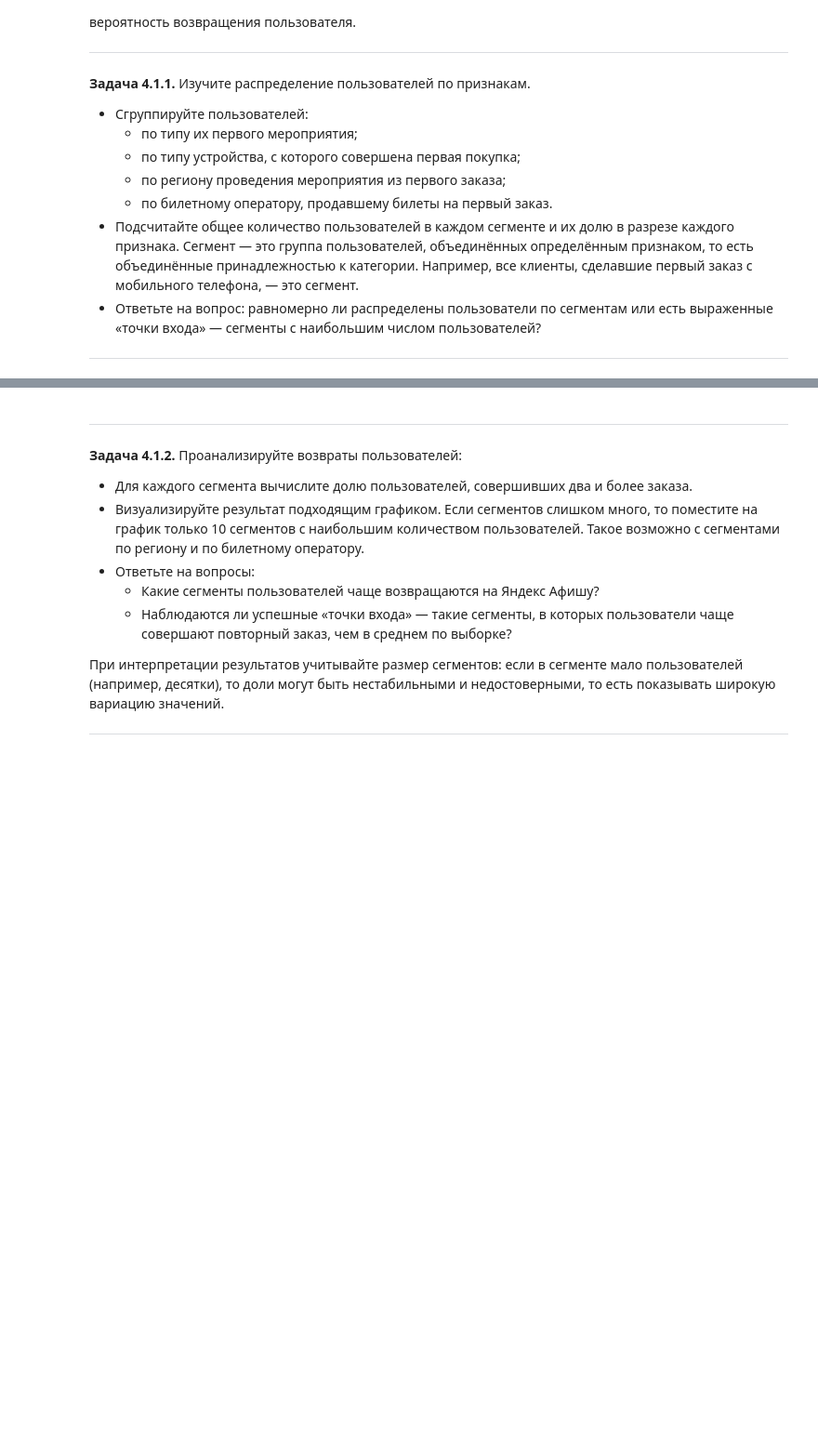
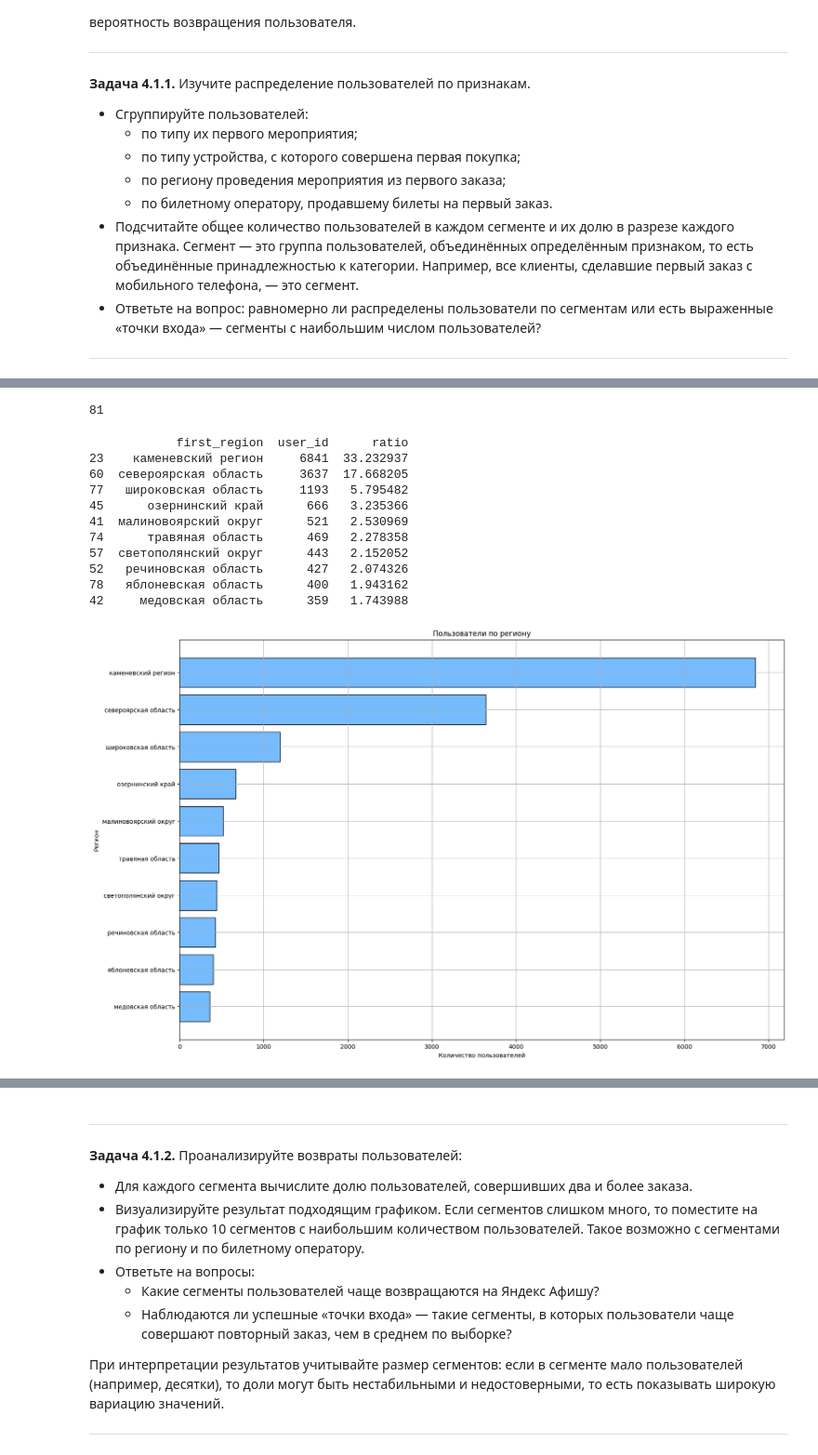
Before and after one commit to mrromanivanov/afisha_yandex_analysis, a Jupyter notebook: afisha_Ivanov_Roman.ipynb, the cells around one changed output, grey strips where cells are left out. Shown at 93% size. Saved outputs shown, nothing was run; the diff lists cells and outputs as text; code cells hidden in the pictures; blank space fills up the shorter version.

```diff
--- a/afisha_Ivanov_Roman.ipynb
+++ b/afisha_Ivanov_Roman.ipynb
@@ -939,0 +1012,30 @@ df_analisys_reporter.show_histogram('mean_tickets',
+# %%
+# Сгруппируем пользователей по региону
+seg_region = user_profile.create_user_segment('first_region', 'user_id')
+print(len(seg_region))
+# %% [output]
+81
+# %%
+#Отберем в отдельном сегменте регионы у которых доля более 0.5%
+seg_top_region = seg_region.head(10)
+print(seg_top_region.head(100))
+user_profile.show_diagramm(seg_top_region, title="Пользователи по региону",
+                            Xcolumn='user_id',
+                            YColumn='first_region',
+                            xlabel="Количество пользователей",
+                            ylabel="Регион",
+                            width=18,
+                            height=12)
+# %% [output]
+            first_region  user_id      ratio
+23    каменевский регион     6841  33.232937
+60  североярская область     3637  17.668205
+77   широковская область     1193   5.795482
+45      озернинский край      666   3.235366
+41  малиновоярский округ      521   2.530969
+74      травяная область      469   2.278358
+57  светополянский округ      443   2.152052
+52   речиновская область      427   2.074326
+78   яблоневская область      400   1.943162
+42     медовская область      359   1.743988
+[figure, added]
```
Also changed, not shown: parts of 46 cells of this notebook, 1 other file.
